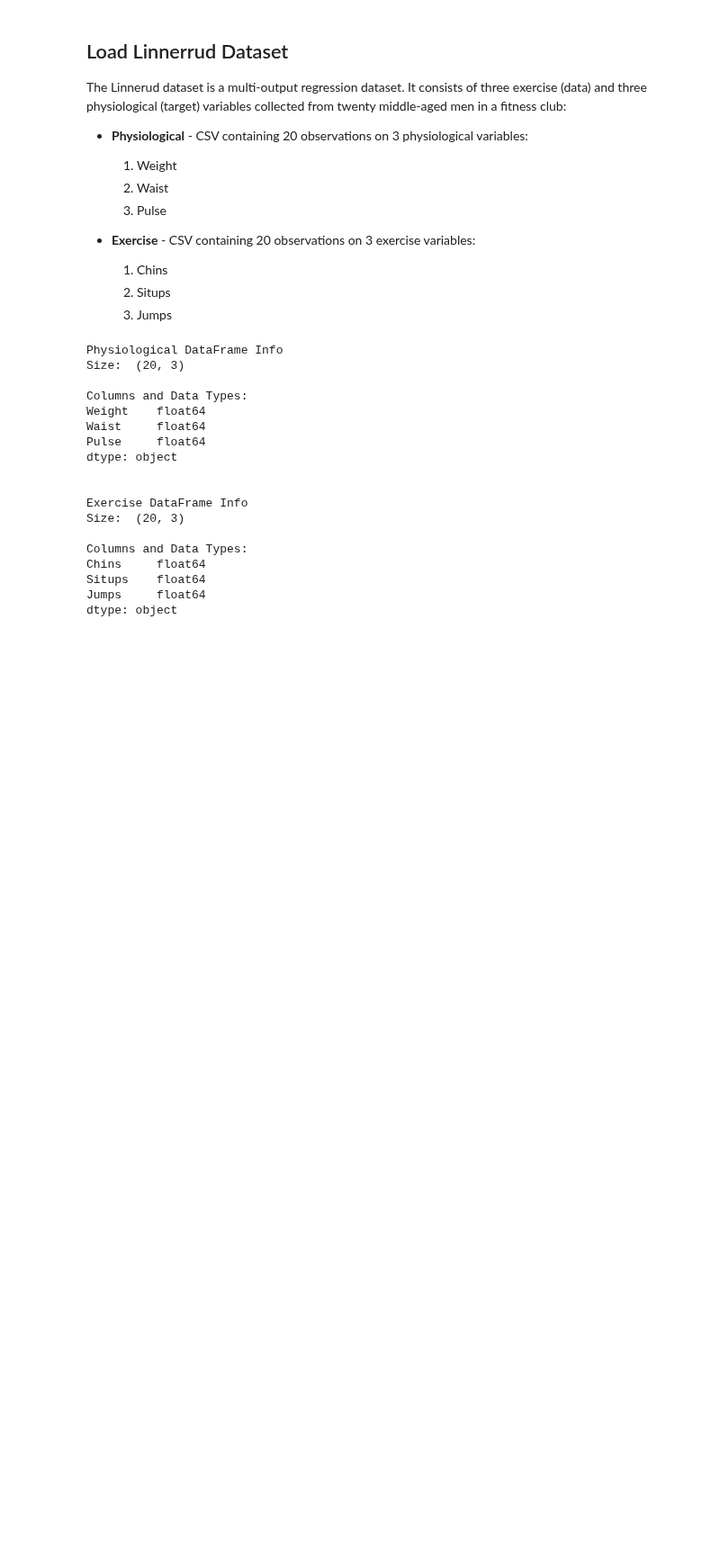
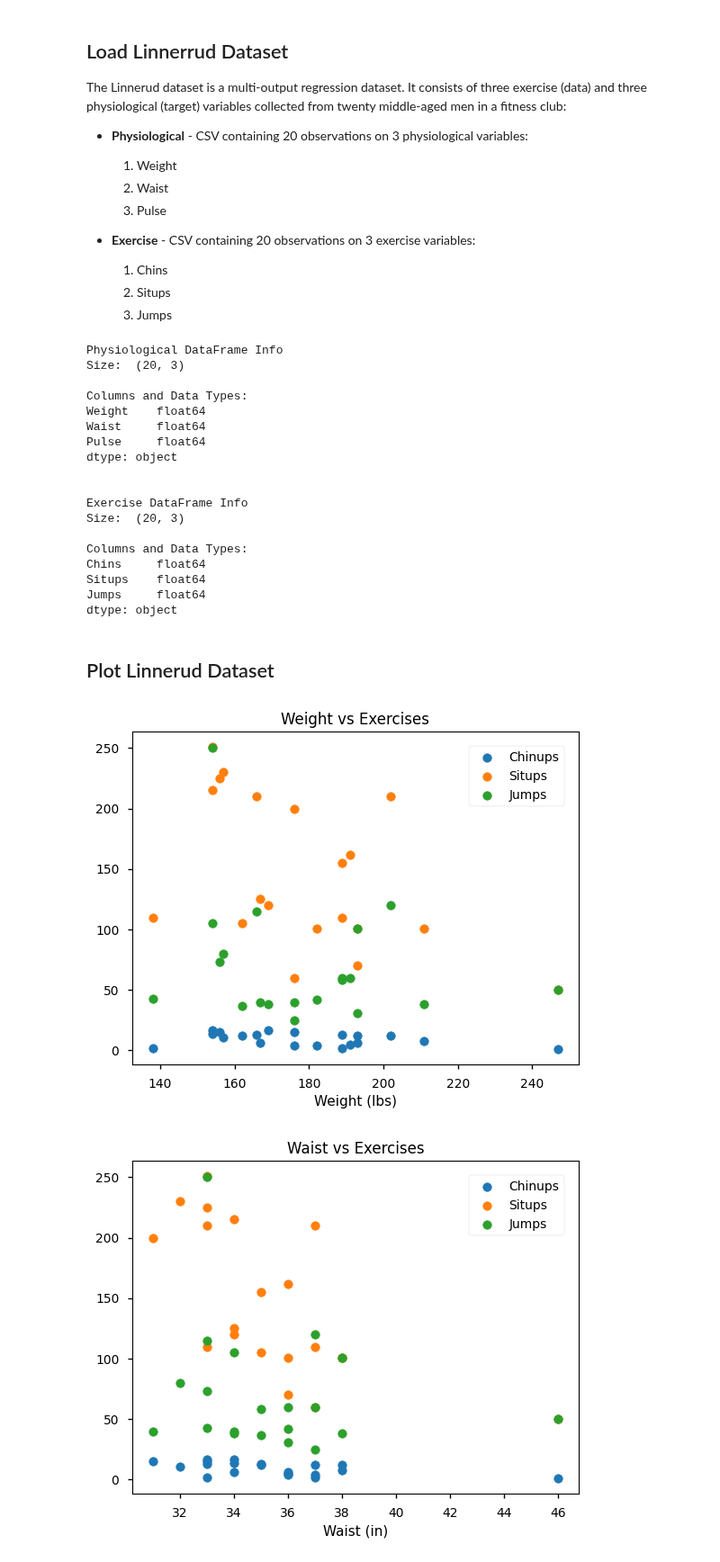
Before and after one commit to punitarani/MAT-494, a Jupyter notebook: 2.3 Independent Variables and Random Samples.ipynb, the cells around one changed output. Shown at 90% size. Drawn from its saved outputs; the diff is of its cells as text; code cells hidden in the pictures; blank space fills up the shorter version.

Commit message:
Plot Linnerud Dataset

```diff
--- a/2.3 Independent Variables and Random Samples.ipynb
+++ b/2.3 Independent Variables and Random Samples.ipynb
@@ -57,3 +57,49 @@ Chins     float64
 Situps    float64
 Jumps     float64
 dtype: object
+# %% [markdown]
+## Plot Linnerud Dataset
+# %%
+# Plot Weight against Exercise
+wt_fig, wt_ax = plt.subplots(figsize=(6.4, 4.8))
+
+wt_ax.scatter(pdf["Weight"], edf["Chins"])
+wt_ax.scatter(pdf["Weight"], edf["Situps"])
+wt_ax.scatter(pdf["Weight"], edf["Jumps"])
+
+wt_ax.set_title("Weight vs Exercises")
+wt_ax.set_xlabel("Weight (lbs)")
+wt_fig.legend(["Chinups", "Situps", "Jumps"], loc=(0.75, 0.75))
+
+plt.show()
+
+
+# Plot Waist against Exercise
+ws_fig, ws_ax = plt.subplots(figsize=(6.4, 4.8))
+
+ws_ax.scatter(pdf["Waist"], edf["Chins"])
+ws_ax.scatter(pdf["Waist"], edf["Situps"])
+ws_ax.scatter(pdf["Waist"], edf["Jumps"])
+
+ws_ax.set_title("Waist vs Exercises")
+ws_ax.set_xlabel("Waist (in)")
+ws_fig.legend(["Chinups", "Situps", "Jumps"], loc=(0.75, 0.75))
+
+plt.show()
+
+
+# Plot Pulse against Exercise
+ps_fig, ps_ax = plt.subplots(figsize=(6.4, 4.8))
+
+ps_ax.scatter(pdf["Pulse"], edf["Chins"])
+ps_ax.scatter(pdf["Pulse"], edf["Situps"])
+ps_ax.scatter(pdf["Pulse"], edf["Jumps"])
+
+ps_ax.set_title("Pulse vs Exercises")
+ps_ax.set_xlabel("Pulse (bms)")
+ps_fig.legend(["Chinups", "Situps", "Jumps"], loc=(0.75, 0.75))
+
+plt.show()
+# %% [output]
+[figure, added]
+[figure, added]
```
Also changed, not shown: parts of 1 cell of this notebook.
